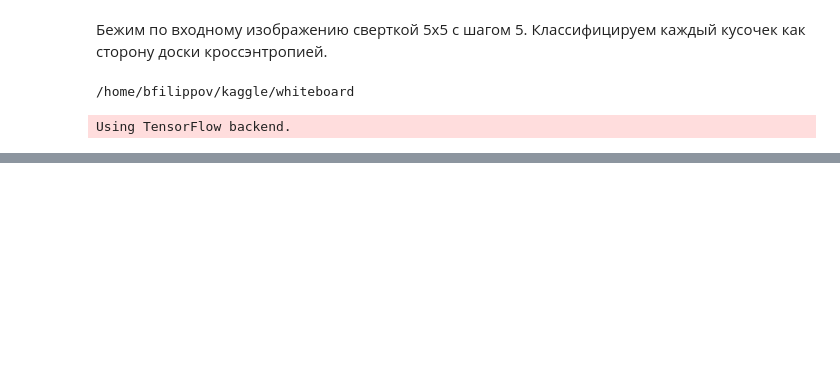
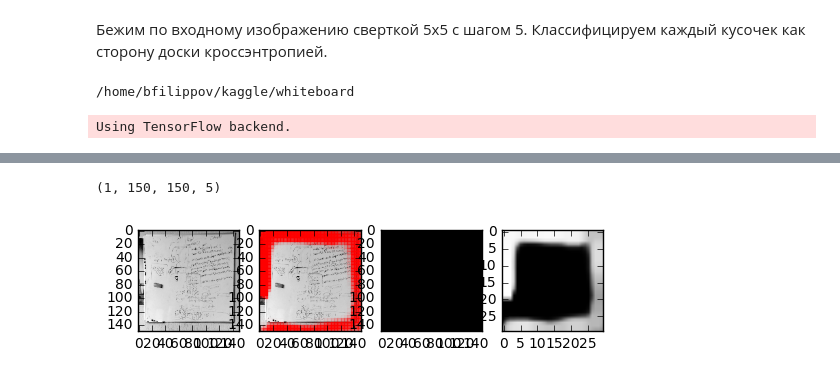
Before and after one commit to bbotio/whiteboard, a Jupyter notebook: models/Classification of image patches as corners.ipynb, the cells around one changed output, grey strips where cells are left out. Cells and saved outputs as stored; diff of their text form; code cells hidden in the pictures; blank space fills up the shorter version.

```diff
--- a/models/Classification of image patches as corners.ipynb
+++ b/models/Classification of image patches as corners.ipynb
@@ -223,0 +199,5 @@ draw_example(test_imgs)
+# %%
+draw_example(patch(imgs[1:].__iter__()), img_ix=0)
+# %% [output]
+(1, 150, 150, 5)
+[figure, added]
```
Also changed, not shown: parts of 12 cells of this notebook, 3 other files.
